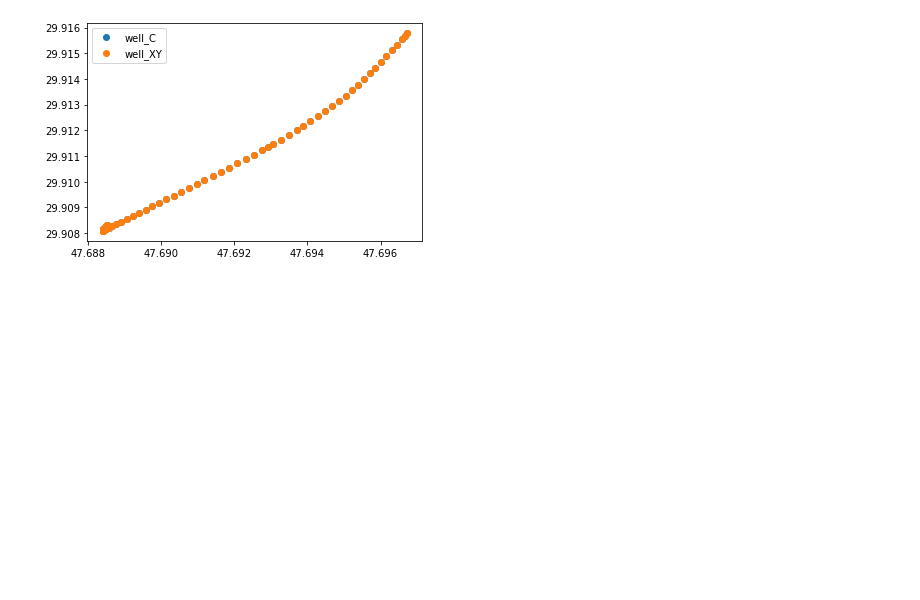
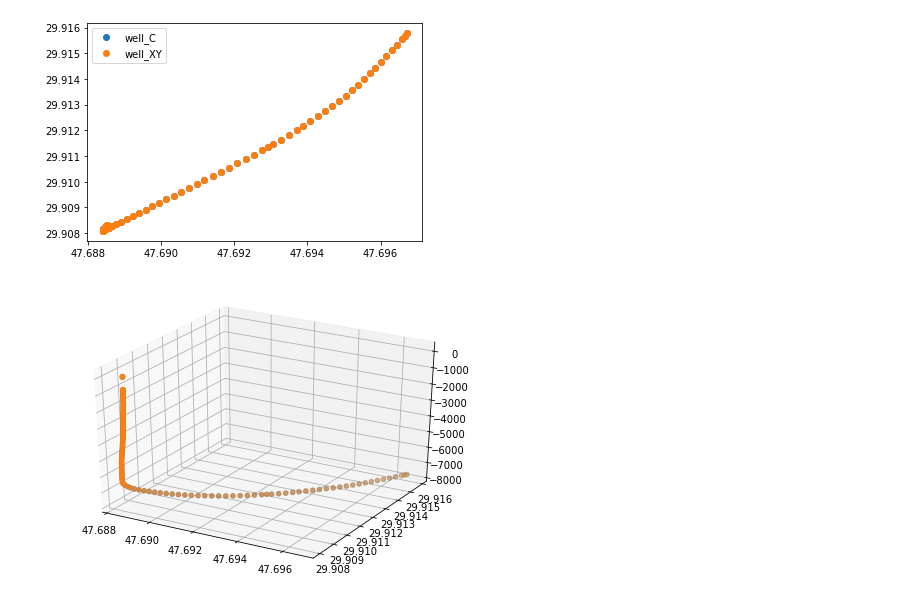
Before and after one commit to bpamos/welltrajconvert, a Jupyter notebook: notebook/Calculate Wellbore Trajectory.ipynb, the cells around one changed output. Saved outputs shown, nothing was run; the diff lists cells and outputs as text; code cells hidden in the pictures; blank space fills up the shorter version.

```diff
--- a/notebook/Calculate Wellbore Trajectory.ipynb
+++ b/notebook/Calculate Wellbore Trajectory.ipynb
@@ -293,3 +313,16 @@ plt.legend()
 # %% [output]
 <matplotlib.legend.Legend at 0x...>
 [figure]
+# %%
+from matplotlib import pyplot
+from mpl_toolkits.mplot3d import Axes3D
+
+groups = df_comp.groupby("wellId")
+fig = pyplot.figure()
+ax = Axes3D(fig)
+for name, group in groups:
+    #plt.plot(group["longitude_points"], group["latitude_points"], marker="o", linestyle="", label=name)
+    ax.scatter(group['longitude_points'].values, group['latitude_points'].values, group['tvd'].values*-1)
+pyplot.show()
+# %% [output]
+[figure, added]
```
Also changed, not shown: parts of 4 cells of this notebook.
